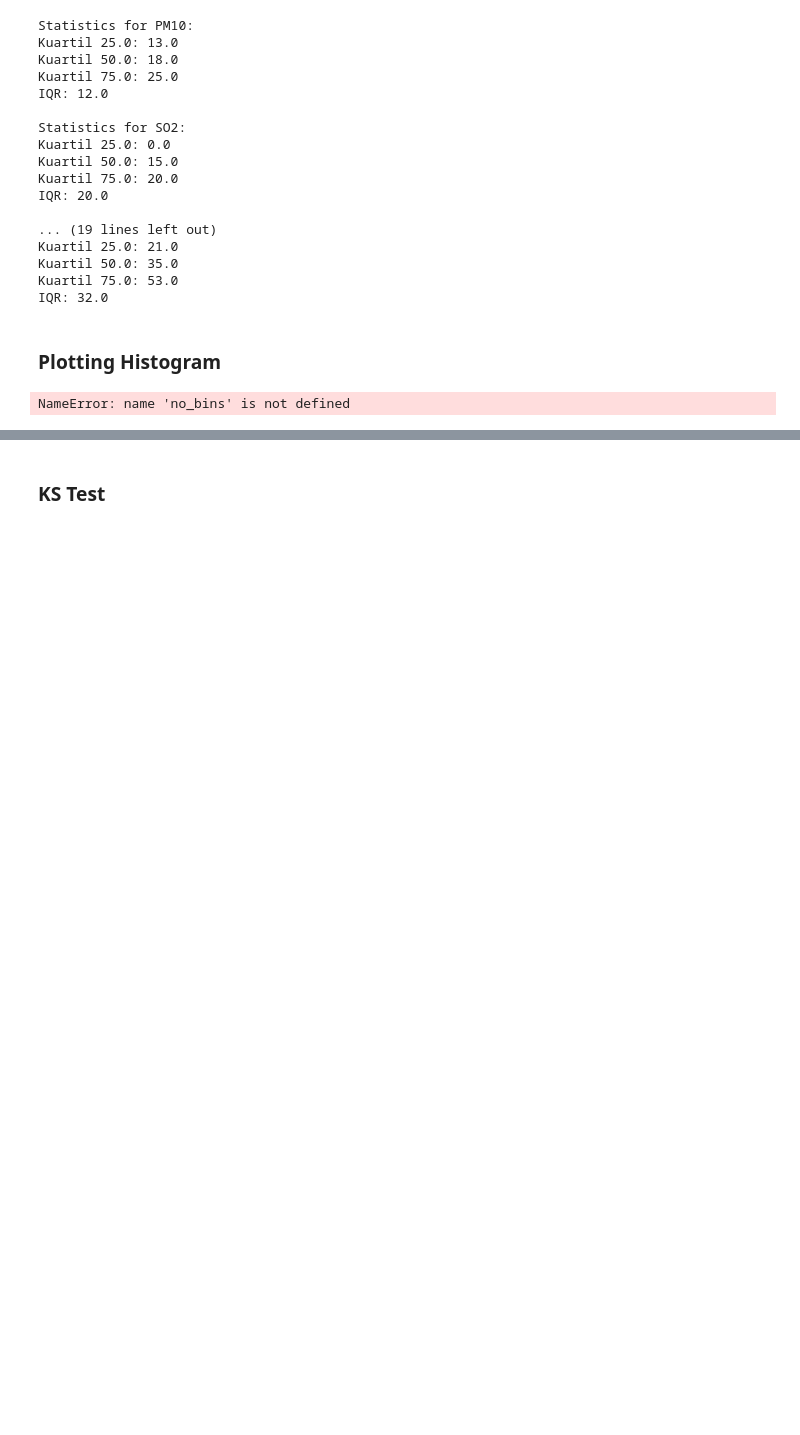
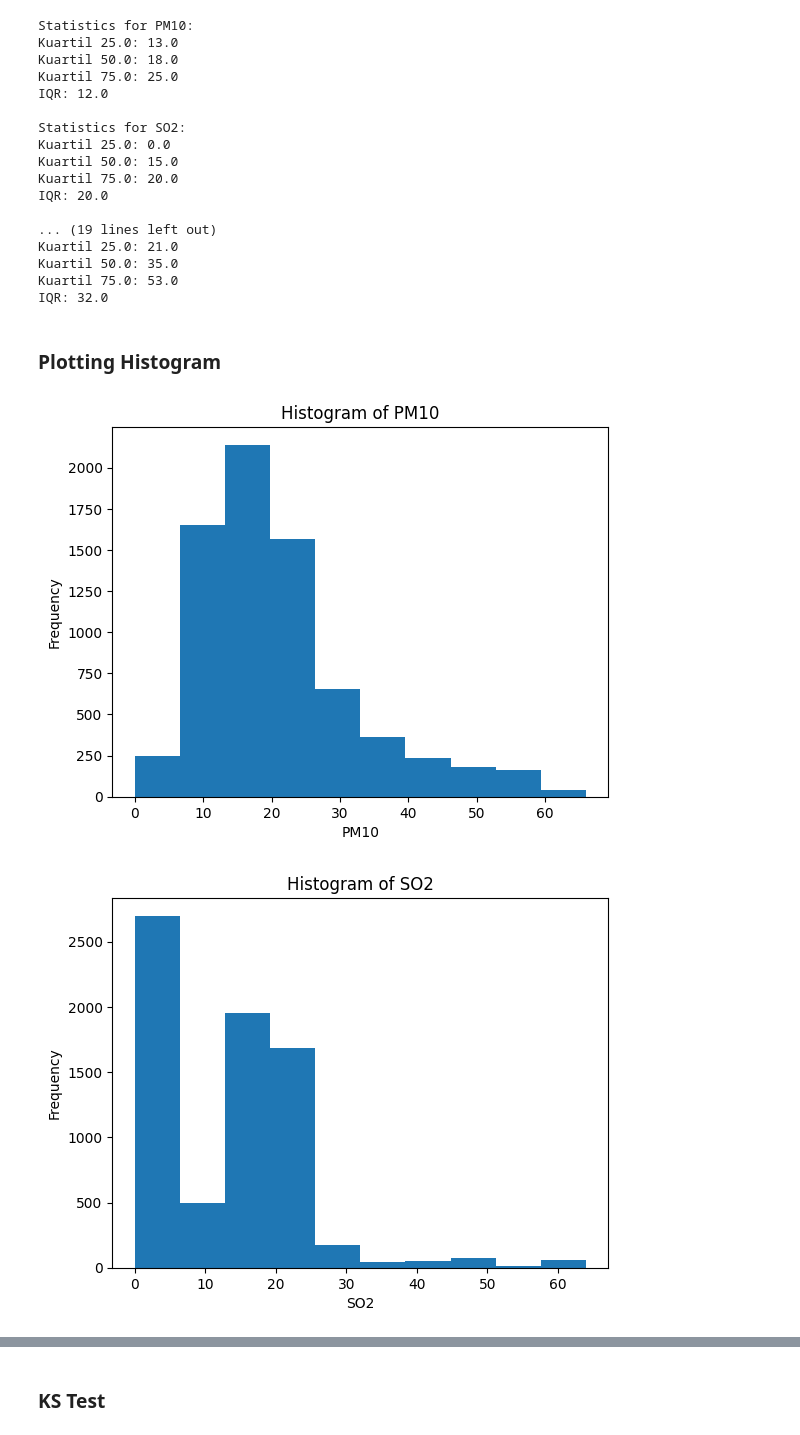
Before and after one commit to andidprastyo/air_quality_analysis, a Jupyter notebook: analysis.ipynb, the cells around one changed output, grey strips where cells are left out. Saved outputs shown, nothing was run; the diff lists cells and outputs as text; code cells hidden in the pictures; blank space fills up the shorter version.

```diff
--- a/analysis.ipynb
+++ b/analysis.ipynb
@@ -94,20 +94,25 @@ IQR: 32.0
 # %%
 import matplotlib.pyplot as plt
 
 data = {
-	'PM10' : df['PM10'],
-	'SO2' : df['SO2'],
-	'CO' : df['CO'],
-	'O3' : df['O3'],
-	'NO2' : df['NO2'],
-	'PM2.5' : df['PM2.5'],
+    'PM10': df['PM10'],
+    'SO2': df['SO2'],
+    'CO': df['CO'],
+    'O3': df['O3'],
+    'NO2': df['NO2'],
+    'PM2.5': df['PM2.5'],
 }
 
-for column in df.columns:
-    plt.hist(df[column], bins=no_bins)
-    plt.title('Histogram of {}'.format(column))
-    plt.xlabel(column)
+no_bins = 10  # Jumlah bins pada histogram
+
+pollutants = ['PM10', 'SO2', 'CO', 'O3', 'NO2', 'PM2.5']
+
+for pollutant in pollutants:
+    plt.hist(data[pollutant], bins=no_bins)
+    plt.title('Histogram of {}'.format(pollutant))
+    plt.xlabel(pollutant)
     plt.ylabel('Frequency')
     plt.show()
 # %% [output]
-NameError: name 'no_bins' is not defined
+[figure, added]
+[figure, added]
```
Also changed, not shown: parts of 4 cells of this notebook.
